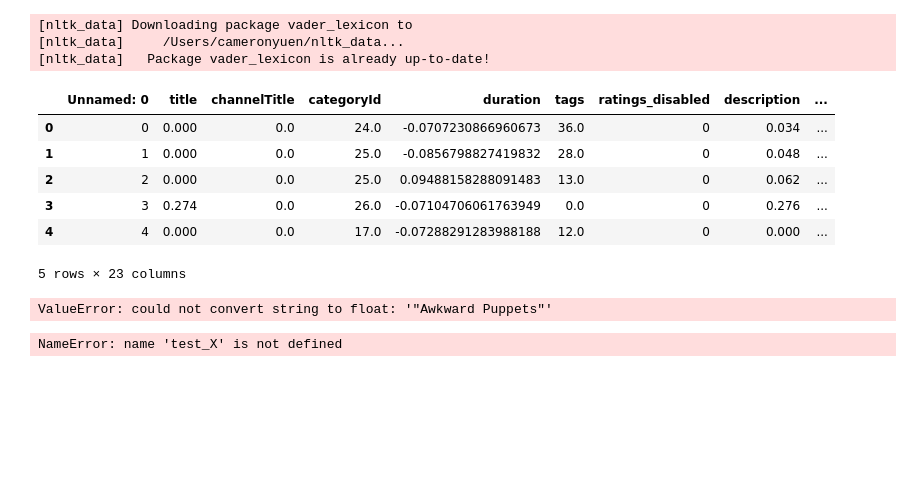
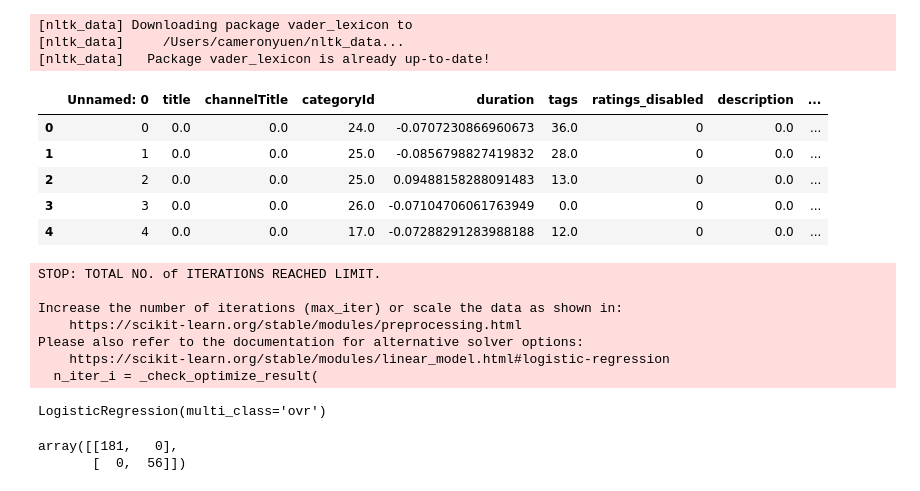
Before and after one commit to nsrazdan/ECS-171-Group8, a Jupyter notebook: ml/Project-ML.ipynb, the cells around one changed output. Drawn from its saved outputs; the diff is of its cells as text; code cells hidden in the pictures; blank space fills up the shorter version.

```diff
--- a/ml/Project-ML.ipynb
+++ b/ml/Project-ML.ipynb
@@ -41,7 +41,7 @@ from nltk.sentiment.vader import SentimentIntensityAnalyzer
 import nltk
 
 titles = df['title']
-channel_title = df['Channel_title']
+channel_title = df['channelTitle']
 description = df['description']
 channel_description = df['Channel_description']
 
@@ -74,23 +74,24 @@ for sentence in channel_description:
 # %%
 from sklearn import preprocessing
 
 df['title'] = title_sentiment_vals
 df['channelTitle'] = channel_title_sentiment_vals
 df['description'] = description_sentiment_vals
 df['Channel_description'] = channel_description_sentiment_vals
 
 le = preprocessing.LabelEncoder()
 df['trending?'] = le.fit_transform(df['trending?'])
 df['ratings_disabled'] = le.fit_transform(df['ratings_disabled'])
+df['Channel_hiddenSubscriberCount'] = le.fit_transform(df['Channel_hiddenSubscriberCount'])
+pd.set_option('display.max_columns', None)
 df.head()
 # %% [output]
 |  | Unnamed: 0 | title | channelTitle | categoryId | duration | tags | ratings_disabled | description | ... |
-| 0 | 0 | 0.000 | 0.0 | 24.0 | -0.0707230866960673 | 36.0 | 0 | 0.034 | ... |
-| 1 | 1 | 0.000 | 0.0 | 25.0 | -0.0856798827419832 | 28.0 | 0 | 0.048 | ... |
-| 2 | 2 | 0.000 | 0.0 | 25.0 | 0.09488158288091483 | 13.0 | 0 | 0.062 | ... |
-| 3 | 3 | 0.274 | 0.0 | 26.0 | -0.07104706061763949 | 0.0 | 0 | 0.276 | ... |
-| 4 | 4 | 0.000 | 0.0 | 17.0 | -0.07288291283988188 | 12.0 | 0 | 0.000 | ... |
+| 0 | 0 | 0.0 | 0.0 | 24.0 | -0.0707230866960673 | 36.0 | 0 | 0.0 | ... |
+| 1 | 1 | 0.0 | 0.0 | 25.0 | -0.0856798827419832 | 28.0 | 0 | 0.0 | ... |
+| 2 | 2 | 0.0 | 0.0 | 25.0 | 0.09488158288091483 | 13.0 | 0 | 0.0 | ... |
+| 3 | 3 | 0.0 | 0.0 | 26.0 | -0.07104706061763949 | 0.0 | 0 | 0.0 | ... |
+| 4 | 4 | 0.0 | 0.0 | 17.0 | -0.07288291283988188 | 12.0 | 0 | 0.0 | ... |
-5 rows × 23 columns
 # %%
 # dummy values for now - get these interactively later...
 import tensorflow as tf
@@ -139,7 +140,14 @@ from sklearn.linear_model import LogisticRegression
 LR_model = LogisticRegression(multi_class='ovr')
 LR_model.fit(train_X, train_Y)
 # %% [output]
-ValueError: could not convert string to float: '"Awkward Puppets"'
+STOP: TOTAL NO. of ITERATIONS REACHED LIMIT.
+
+Increase the number of iterations (max_iter) or scale the data as shown in:
+    https://scikit-learn.org/stable/modules/preprocessing.html
+Please also refer to the documentation for alternative solver options:
+    https://scikit-learn.org/stable/modules/linear_model.html#logistic-regression
+  n_iter_i = _check_optimize_result(
+LogisticRegression(multi_class='ovr')
 # %%
 # confusion matrix
 from sklearn.metrics import confusion_matrix
@@ -147,7 +155,8 @@ from sklearn.metrics import confusion_matrix
 pred_Y = LR_model.predict(test_X);
 confusion_matrix(test_Y, pred_Y)
 # %% [output]
-NameError: name 'test_X' is not defined
+array([[181,   0],
+       [  0,  56]])
 # %%
 # evaluate the accuracy of the LR model
 accuracy = LR_model.score(test_X, test_Y)
```
Also changed, not shown: parts of 3 cells of this notebook.
